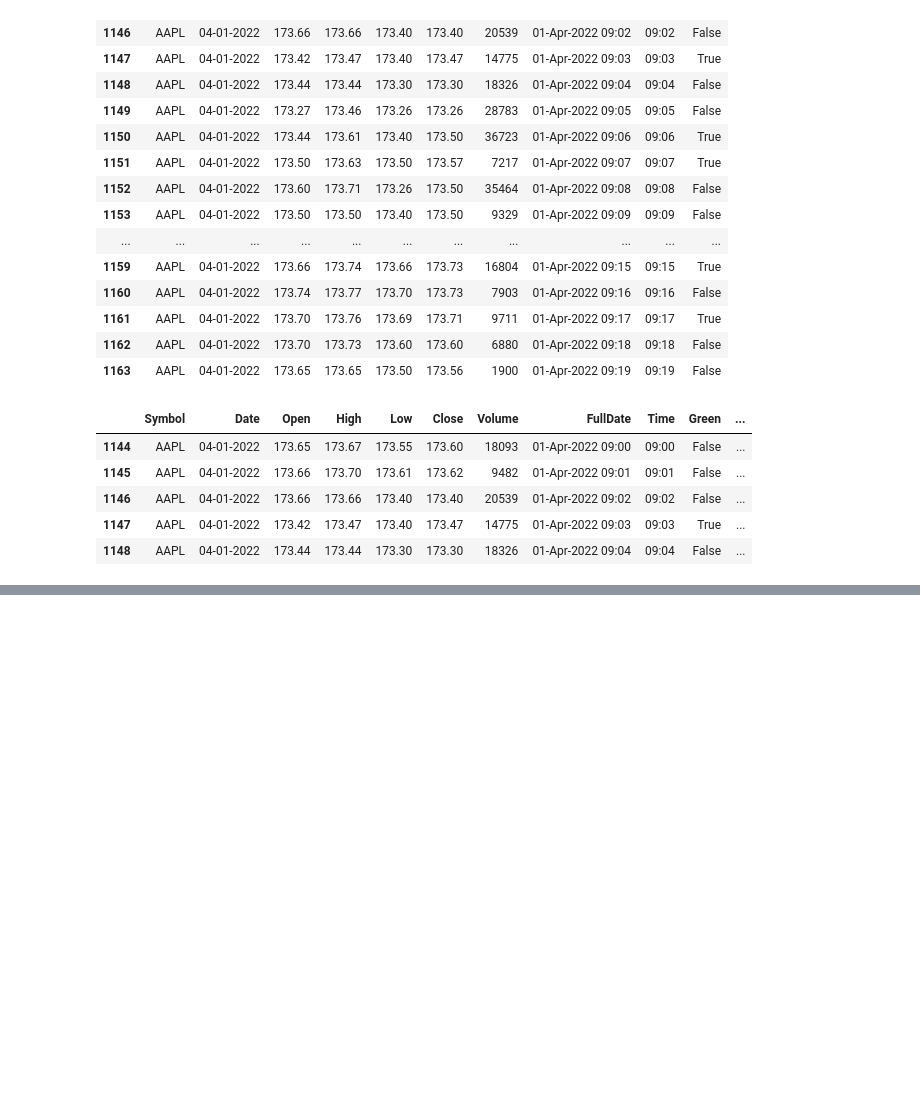
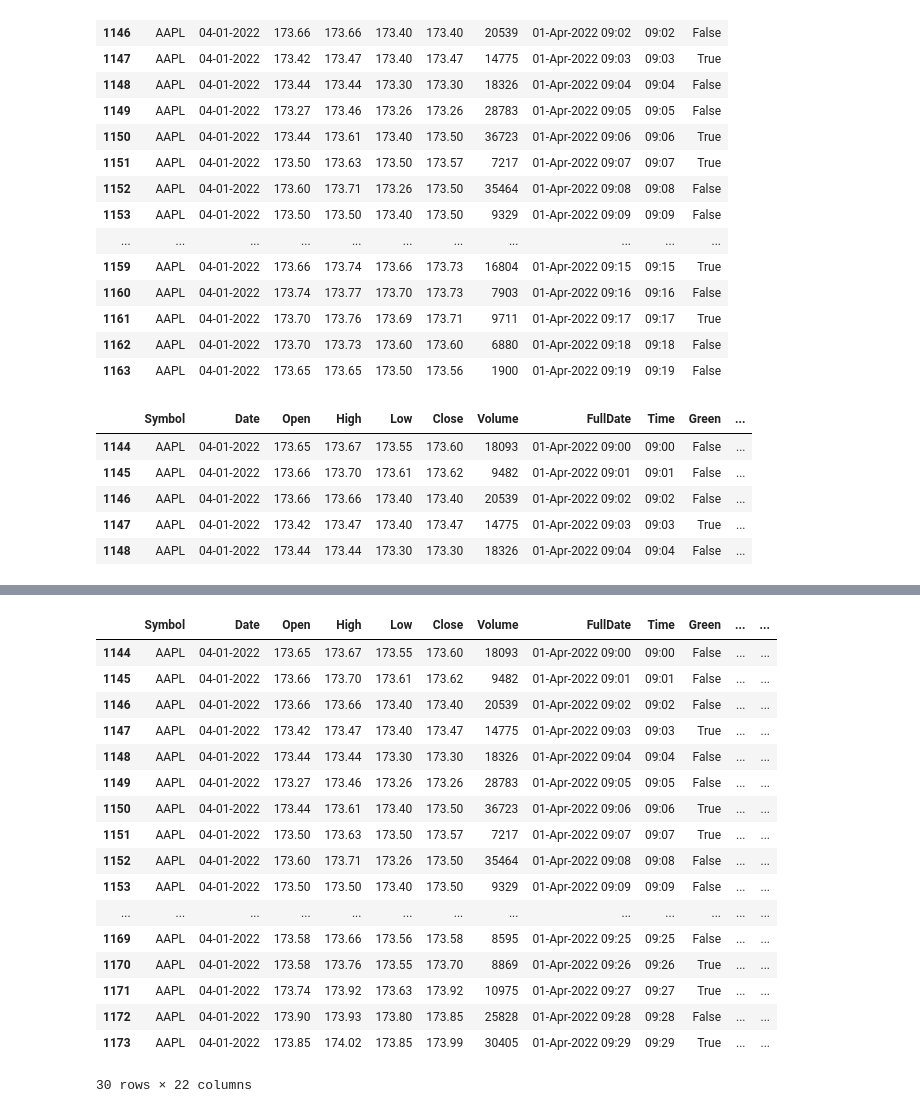
Before and after one commit to ThisBenRoberts/new-stock-project, a Jupyter notebook: 02-Feature-Engineering.ipynb, the cells around one changed output, grey strips where cells are left out. Saved outputs shown, nothing was run; the diff lists cells and outputs as text; code cells hidden in the pictures; blank space fills up the shorter version.

```diff
--- a/02-Feature-Engineering.ipynb
+++ b/02-Feature-Engineering.ipynb
@@ -39,3 +39,6 @@ max    16:59
 Name: Time, dtype: object
 # %% [markdown]
 ## Interval Comparisons
+# %%
+dfstk = pd.read_csv('C:\\Users\\benro\\OneDrive\\Documents\\EODData\\StockProject_New\\AAPL_042022_062022.csv', index_col=[0])
+dfstk.head()
@@ -129,0 +137,9 @@ dfstk.head(20)
+# %%
+# MACD & Signal (Moving average convergence/divergence)
+# If the MACD crosses above the Signal, it can be considered a bullish (BUY) signal.
+# If the MACD crosses below the Signal, it can be considered a bearish (SELL) signal.
+
+dfstk['MACD'] = dfstk['Close'].ewm(span=12).mean() - dfstk['Close'].ewm(span=26).mean()
+dfstk['MACD_Sig'] = dfstk['MACD'].ewm(span=9).mean()
+
+dfstk.head()
@@ -129,0 +154,31 @@ dfstk.head(20)
+# %%
+# RSI and upper/lower limits
+# with help from https://www.roelpeters.be/many-ways-to-calculate-the-rsi-in-python-pandas/
+# low RSI levels, <30, indicate oversold conditions(buy signal). Hhigh RSI levels, >70, indicate overbought conditions (sell signal).
+
+def rsi(df, periods = 14, ema = True):
+    """
+    Returns a pd.Series with the relative strength index.
+    """
+    close_delta = df['Close'].diff()
+
+    # Make two series: one for lower closes and one for higher closes
+    up = close_delta.clip(lower=0)
+    down = -1 * close_delta.clip(upper=0)
+
+    if ema == True:
+        # Use exponential moving average
+        ma_up = up.ewm(com = periods - 1, adjust=True, min_periods = periods).mean()
+        ma_down = down.ewm(com = periods - 1, adjust=True, min_periods = periods).mean()
+    else:
+        # Use simple moving average
+        ma_up = up.rolling(window = periods, adjust=False).mean()
+        ma_down = down.rolling(window = periods, adjust=False).mean()
+
+    rsi = ma_up / ma_down
+    rsi = 100 - (100/(1 + rsi))
+    return rsi
+
+
+dfstk['RSI'] = rsi(dfstk)
+dfstk.head()
@@ -129,0 +193,21 @@ dfstk.head(20)
+# %%
+dfstk.head(30)
+# %% [output]
+|  | Symbol | Date | Open | High | Low | Close | Volume | FullDate | Time | Green | ... | ... |
+| 1144 | AAPL | 04-01-2022 | 173.65 | 173.67 | 173.55 | 173.60 | 18093 | 01-Apr-2022 09:00 | 09:00 | False | ... | ... |
+| 1145 | AAPL | 04-01-2022 | 173.66 | 173.70 | 173.61 | 173.62 | 9482 | 01-Apr-2022 09:01 | 09:01 | False | ... | ... |
+| 1146 | AAPL | 04-01-2022 | 173.66 | 173.66 | 173.40 | 173.40 | 20539 | 01-Apr-2022 09:02 | 09:02 | False | ... | ... |
+| 1147 | AAPL | 04-01-2022 | 173.42 | 173.47 | 173.40 | 173.47 | 14775 | 01-Apr-2022 09:03 | 09:03 | True | ... | ... |
+| 1148 | AAPL | 04-01-2022 | 173.44 | 173.44 | 173.30 | 173.30 | 18326 | 01-Apr-2022 09:04 | 09:04 | False | ... | ... |
+| 1149 | AAPL | 04-01-2022 | 173.27 | 173.46 | 173.26 | 173.26 | 28783 | 01-Apr-2022 09:05 | 09:05 | False | ... | ... |
+| 1150 | AAPL | 04-01-2022 | 173.44 | 173.61 | 173.40 | 173.50 | 36723 | 01-Apr-2022 09:06 | 09:06 | True | ... | ... |
+| 1151 | AAPL | 04-01-2022 | 173.50 | 173.63 | 173.50 | 173.57 | 7217 | 01-Apr-2022 09:07 | 09:07 | True | ... | ... |
+| 1152 | AAPL | 04-01-2022 | 173.60 | 173.71 | 173.26 | 173.50 | 35464 | 01-Apr-2022 09:08 | 09:08 | False | ... | ... |
+| 1153 | AAPL | 04-01-2022 | 173.50 | 173.50 | 173.40 | 173.50 | 9329 | 01-Apr-2022 09:09 | 09:09 | False | ... | ... |
+| ... | ... | ... | ... | ... | ... | ... | ... | ... | ... | ... | ... | ... |
+| 1169 | AAPL | 04-01-2022 | 173.58 | 173.66 | 173.56 | 173.58 | 8595 | 01-Apr-2022 09:25 | 09:25 | False | ... | ... |
+| 1170 | AAPL | 04-01-2022 | 173.58 | 173.76 | 173.55 | 173.70 | 8869 | 01-Apr-2022 09:26 | 09:26 | True | ... | ... |
+| 1171 | AAPL | 04-01-2022 | 173.74 | 173.92 | 173.63 | 173.92 | 10975 | 01-Apr-2022 09:27 | 09:27 | True | ... | ... |
+| 1172 | AAPL | 04-01-2022 | 173.90 | 173.93 | 173.80 | 173.85 | 25828 | 01-Apr-2022 09:28 | 09:28 | False | ... | ... |
+| 1173 | AAPL | 04-01-2022 | 173.85 | 174.02 | 173.85 | 173.99 | 30405 | 01-Apr-2022 09:29 | 09:29 | True | ... | ... |
+30 rows × 22 columns
```
Also changed, not shown: parts of 9 cells of this notebook.
